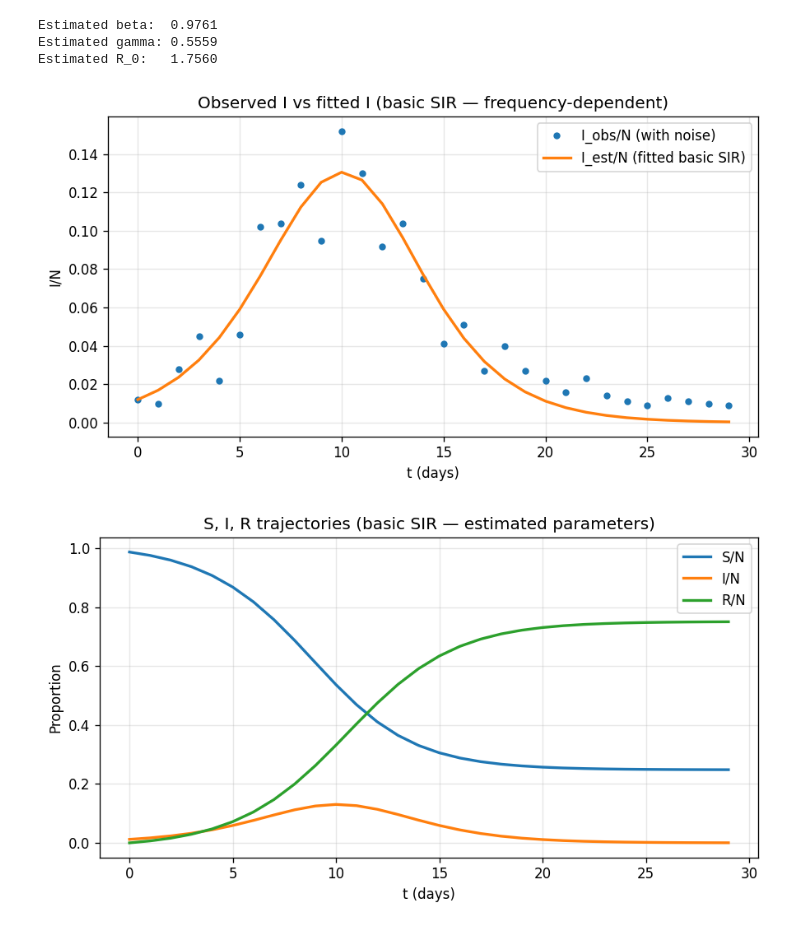
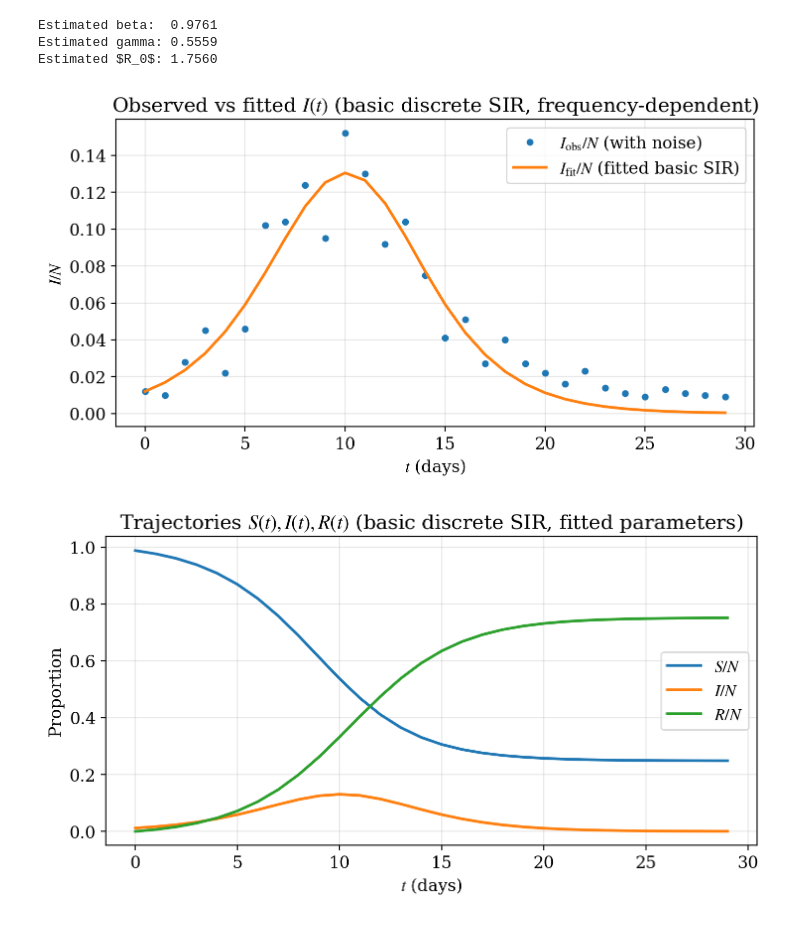
Before and after one commit to fernandodeeke/epidemy, a Jupyter notebook: sir_basic_disc_est.ipynb, the cells around one changed output. Drawn from its saved outputs; the diff is of its cells as text; code cells hidden in the pictures.

```diff
--- a/sir_basic_disc_est.ipynb
+++ b/sir_basic_disc_est.ipynb
@@ -4,6 +4,18 @@
 from scipy.optimize import minimize
 import numpy as np
 import matplotlib.pyplot as plt
+
+# -----------------------------
+# Matplotlib: LaTeX-style math + high-quality export
+# -----------------------------
+plt.rcParams.update({
+    # Use Matplotlib's built-in mathtext (LaTeX-like) so it works without a TeX install.
+    # If you DO have LaTeX installed and want full TeX rendering, set this to True.
+    "text.usetex": False,
+    "font.family": "serif",
+    "mathtext.fontset": "stix",
+    "font.size": 12,
+})
 
 # ============================================================
 # PARAMETER FITTING IN THE BASIC DISCRETE SIR MODEL (EULER)
@@ -41,8 +53,6 @@ def sir_basic(params, S0, I0, R0, N, days):
 
     # Discrete-time iteration
     for t in range(days - 1):
-        # Incidence (new infections on day t): beta * S[t] * I[t] / N
-        # Removals (recoveries) on day t: gamma * I[t]
         S[t + 1] = S[t] - beta * S[t] * I[t] / N
         I[t + 1] = I[t] + (beta * S[t] * I[t] / N - gamma * I[t])
         R[t + 1] = R[t] + gamma * I[t]
@@ -86,7 +96,6 @@ def objective(params, I_obs, S0, I0, R0, N):
 
 
 # Baseline series + noise (to mimic real data)
-# Baseline series:
 I_b = np.array([
     10, 15, 23, 35, 52, 75, 98, 115, 125, 128, 120, 105,
     90, 78, 66, 55, 46, 38, 32, 27, 23, 20, 17, 15,
@@ -96,89 +105,86 @@ I_b = np.array([
 # Total population (constant in the model)
 N = 1000
 
-# Pseudorandom generator with a fixed seed (reproducibility in the paper)
+# Pseudorandom generator with a fixed seed (reproducibility)
 rng = np.random.default_rng(42)
 
-# Heteroscedastic noise: variance grows with the level of I
-# (real epidemiological data rarely have constant error)
+# Heteroscedastic noise: variance grows with I
 noise_frac = 0.30
-noise_sd = np.maximum(5, noise_frac * I_b)  # minimum standard deviation of 5
+noise_sd = np.maximum(5, noise_frac * I_b)  # minimum SD of 5
 
 # Observed series: add noise and round to integer counts
 I_obs = np.rint(I_b + rng.normal(0.0, noise_sd)).astype(int)
-
-# Ensure 0 ≤ I_obs ≤ N (no negative counts and no counts larger than N)
 I_obs = np.clip(I_obs, 0, N)
 
-# Initial conditions consistent with the observed data at day 0
+# Initial conditions consistent with day 0
 S0, I0, R0 = N - I_obs[0], I_obs[0], 0
 
-# Time axis (discrete days)
+# Time axis (days)
 t = np.arange(len(I_obs))
 
 
 # -------------------------------------------------------------------
 # OPTIMIZATION: estimate beta and gamma by least squares
 # -------------------------------------------------------------------
-# Initial guess for the optimization algorithm
 initial_guess = [0.5, 0.1]
 
-# Constraints: beta >= 0 and gamma >= 0 (here we also impose upper bounds)
-# These bounds help the optimizer avoid exploring implausible regions.
 result = minimize(
     objective, initial_guess,
     args=(I_obs, S0, I0, R0, N),
     bounds=[(0, 2), (0, 1)]
 )
 
-# Estimated parameters
 beta_est, gamma_est = result.x
-
-# Basic reproduction number for frequency-dependent transmission: R0 = beta/gamma
 R0_est = beta_est / gamma_est if gamma_est > 0 else np.inf
 
 print(f"Estimated beta:  {beta_est:.4f}")
 print(f"Estimated gamma: {gamma_est:.4f}")
-print(f"Estimated R_0:   {R0_est:.4f}")
+print(f"Estimated $R_0$: {R0_est:.4f}")
 
 
 # -------------------------------------------------------------------
-# 1) PLOT: observed I vs fitted I (fit/model)
+# 1) PLOT: observed I vs fitted I
 # -------------------------------------------------------------------
-# Model-predicted series with fitted parameters
 I_est = sir_basic([beta_est, gamma_est], S0, I0, R0, N, len(I_obs))
 
-plt.figure(figsize=(7.5, 4.2), dpi=120)
-plt.plot(t, I_obs / N, "o", label="I_obs/N (with noise)", markersize=4)
-plt.plot(t, I_est / N, "-", label="I_est/N (fitted basic SIR)", linewidth=2)
-plt.title("Observed I vs fitted I (basic SIR — frequency-dependent)")
-plt.xlabel("t (days)")
-plt.ylabel("I/N")
+plt.figure(figsize=(7.5, 4.2), dpi=200)
+plt.plot(t, I_obs / N, "o", label=r"$I_{\mathrm{obs}}/N$ (with noise)", markersize=4)
+plt.plot(t, I_est / N, "-", label=r"$I_{\mathrm{fit}}/N$ (fitted basic SIR)", linewidth=2)
+plt.title(r"Observed vs fitted $I(t)$ (basic discrete SIR, frequency-dependent)")
+plt.xlabel(r"$t$ (days)")
+plt.ylabel(r"$I/N$")
 plt.grid(alpha=0.3)
 plt.legend()
 plt.tight_layout()
+
+# High-resolution outputs (raster + vector)
+plt.savefig("sir_basic_fit_I.png", dpi=600, bbox_inches="tight")
+plt.savefig("sir_basic_fit_I.pdf", bbox_inches="tight")
 plt.show()
 
 
 # -------------------------------------------------------------------
-# 2) PLOT: S, I, R trajectories with the estimated parameters
+# 2) PLOT: S, I, R trajectories with estimated parameters
 # -------------------------------------------------------------------
 S_fit, I_fit, R_fit = sir_basic_full([beta_est, gamma_est], S0, I0, R0, N, len(I_obs))
 
-plt.figure(figsize=(7.5, 4.2), dpi=120)
-plt.plot(t, S_fit / N, label="S/N", linewidth=2)
-plt.plot(t, I_fit / N, label="I/N", linewidth=2)
-plt.plot(t, R_fit / N, label="R/N", linewidth=2)
-plt.title("S, I, R trajectories (basic SIR — estimated parameters)")
-plt.xlabel("t (days)")
-plt.ylabel("Proportion")
+plt.figure(figsize=(7.5, 4.2), dpi=200)
+plt.plot(t, S_fit / N, label=r"$S/N$", linewidth=2)
+plt.plot(t, I_fit / N, label=r"$I/N$", linewidth=2)
+plt.plot(t, R_fit / N, label=r"$R/N$", linewidth=2)
+plt.title(r"Trajectories $S(t), I(t), R(t)$ (basic discrete SIR, fitted parameters)")
+plt.xlabel(r"$t$ (days)")
+plt.ylabel(r"Proportion")
 plt.grid(alpha=0.3)
 plt.legend()
 plt.tight_layout()
+
+plt.savefig("sir_basic_fit_SIR.png", dpi=600, bbox_inches="tight")
+plt.savefig("sir_basic_fit_SIR.pdf", bbox_inches="tight")
 plt.show()
 # %% [output]
 Estimated beta:  0.9761
 Estimated gamma: 0.5559
-Estimated R_0:   1.7560
+Estimated $R_0$: 1.7560
-[figure, old version]
+[figure, new version]
-[figure, old version]
+[figure, new version]
```
